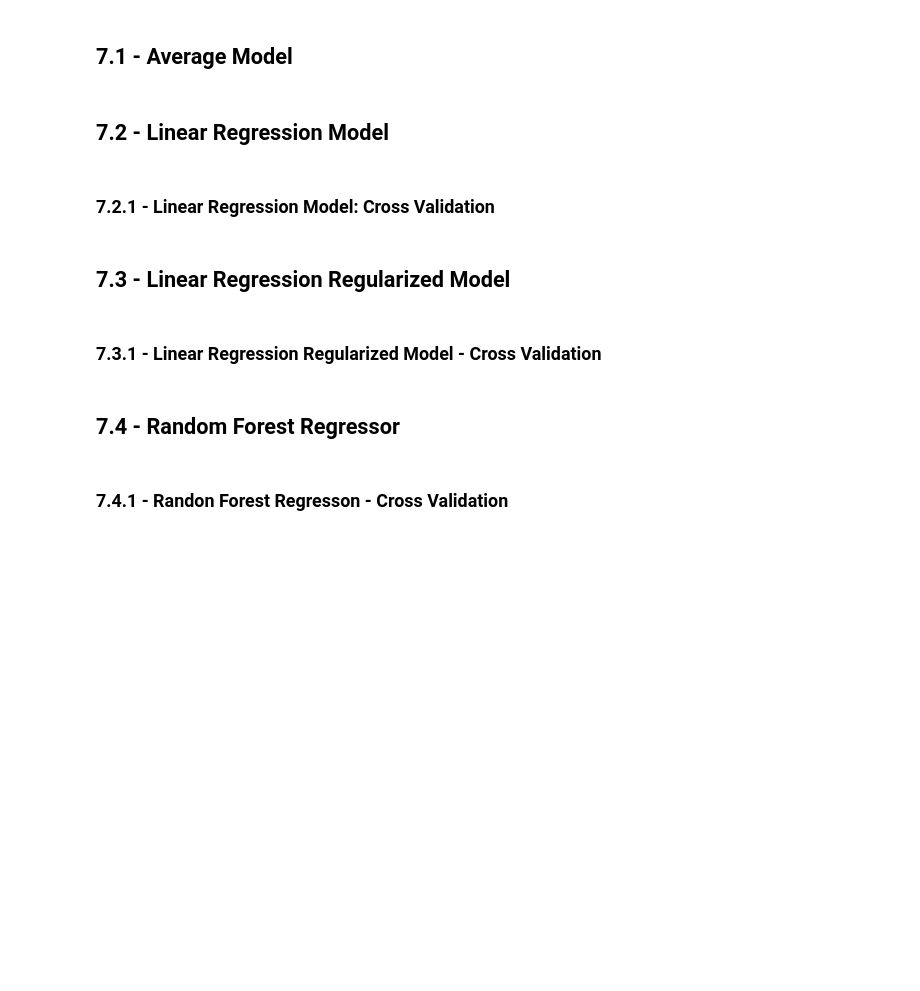
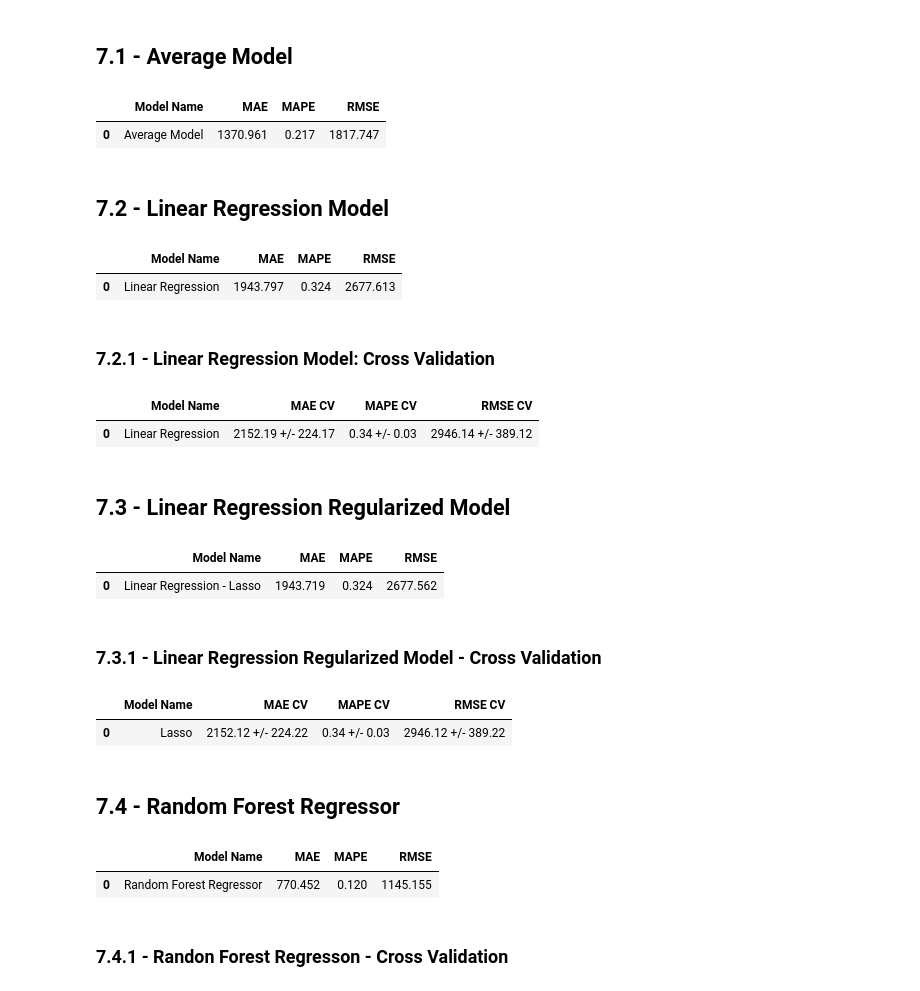
Before and after one commit to RPerottoni/Rossmann_Sales_Prediction, a Jupyter notebook: notebooks/rperottoni_rossmann_sales_prediction_c1_final.ipynb, the cells around one changed output. Drawn from its saved outputs; the diff is of its cells as text; code cells hidden in the pictures; blank space fills up the shorter version.

```diff
--- a/notebooks/rperottoni_rossmann_sales_prediction_c1_final.ipynb
+++ b/notebooks/rperottoni_rossmann_sales_prediction_c1_final.ipynb
@@ -848,2 +939,4 @@ y_train_fs = Y_train.copy()
+# %%
+df6 = df5.copy()
 # %% [markdown]
 ## 6.2 - Boruta as Feature Selector
@@ -859,0 +943,17 @@ boruta = BorutaPy( rf, n_estimators='auto', verbose=2, random_state=42 ).fit( x_
+# %%
+cols_drop = ['week_of_year', 'day', 'month', 'day_of_week', 'promo_since', 'competition_since', 'year_week' ]
+df6 = df6.drop( cols_drop, axis=1 )
+# %%
+# training dataset
+X_train = df6[df6['date'] < '2015-06-19']
+y_train = X_train['sales']
+
+# test dataset
+X_test = df6[df6['date'] >= '2015-06-19']
+y_test = X_test['sales']
+
+print( 'Training Min Date: {}'.format( X_train['date'].min() ) )
+print( 'Training Max Date: {}'.format( X_train['date'].max() ) )
+
+print( '\nTest Min Date: {}'.format( X_test['date'].min() ) )
+print( 'Test Max Date: {}'.format( X_test['date'].max() ) )
@@ -915,62 +1007,86 @@ X_train_reg.head()
+# %%
+x_train = X_train[ cols_selected_boruta ]
+x_test = X_test[ cols_selected_boruta ]
+
+# Time Series Data Preparation
+x_training = X_train[ cols_selected_boruta_full ]
 # %% [markdown]
 ## 7.1 - Average Model
 # %%
-aux1 = pd.concat([X_valid, Y_valid], axis=1)
+aux1 = pd.concat([x_test, y_test], axis=1)
 
 # Predictions
 aux2 = aux1[['store', 'sales']].groupby('store').mean().reset_index().rename( columns={'sales': 'predictions'} )
 aux1 = pd.merge( aux1, aux2, how='left', on='store' )
 yhat_baseline= aux1['predictions']
 
 # Performance
-baseline_result = ml_error( 'Average Model', ( Y_valid ), ( yhat_baseline ) )
+baseline_result = ml_error( 'Average Model', ( y_test ), ( yhat_baseline ) )
 baseline_result
+# %% [output]
+|  | Model Name | MAE | MAPE | RMSE |
+| 0 | Average Model | 1370.961 | 0.217 | 1817.747 |
 # %% [markdown]
 ## 7.2 - Linear Regression Model
 # %%
 # model
-lr = LinearRegression().fit( X_train_reg, Y_train )
+lr = LinearRegression().fit( x_train, y_train )
 
 # prediction
-yhat_lr = lr.predict( X_valid_reg )
+yhat_lr = lr.predict( x_test )
 
 # performance
-lr_result = ml_error( 'Linear Regression', ( Y_valid ), ( yhat_lr ) )
+lr_result = ml_error( 'Linear Regression', ( y_test ), ( yhat_lr ) )
 lr_result
+# %% [output]
+|  | Model Name | MAE | MAPE | RMSE |
+| 0 | Linear Regression | 1943.797 | 0.324 | 2677.613 |
 # %% [markdown]
 ### 7.2.1 - Linear Regression Model: Cross Validation
 # %%
-lr_result_cv = cross_validation( training_cv, 5, 'Linear Regression', lr, verbose=False )
+lr_result_cv = cross_validation( x_training, 5, 'Linear Regression', lr, verbose=False )
 lr_result_cv
+# %% [output]
+|  | Model Name | MAE CV | MAPE CV | RMSE CV |
+| 0 | Linear Regression | 2152.19 +/- 224.17 | 0.34 +/- 0.03 | 2946.14 +/- 389.12 |
 # %% [markdown]
 ## 7.3 - Linear Regression Regularized Model
 # %%
 # model
-lrr = Lasso( alpha=0.01 ).fit( X_train_reg, Y_train )
+lrr = Lasso( alpha=0.01 ).fit( x_train, y_train )
 
 # prediction
-yhat_lrr = lrr.predict( X_valid_reg )
+yhat_lrr = lrr.predict( x_test )
 
 # performance
-lrr_result = ml_error( 'Linear Regression - Lasso', ( Y_valid ), ( yhat_lrr ) )
+lrr_result = ml_error( 'Linear Regression - Lasso', ( y_test ), ( yhat_lrr ) )
 lrr_result
+# %% [output]
+|  | Model Name | MAE | MAPE | RMSE |
+| 0 | Linear Regression - Lasso | 1943.719 | 0.324 | 2677.562 |
 # %% [markdown]
 ### 7.3.1 - Linear Regression Regularized Model - Cross Validation
 # %%
-lrr_result_cv = cross_validation( training_cv , 5, 'Lasso', lrr, verbose=False )
+lrr_result_cv = cross_validation( x_training , 5, 'Lasso', lrr, verbose=False )
 lrr_result_cv
+# %% [output]
+|  | Model Name | MAE CV | MAPE CV | RMSE CV |
+| 0 | Lasso | 2152.12 +/- 224.22 | 0.34 +/- 0.03 | 2946.12 +/- 389.22 |
 # %% [markdown]
 ## 7.4 - Random Forest Regressor
 # %%
 # model definition
-rf = RandomForestRegressor( n_estimators=100, n_jobs=-1, random_state=42 ).fit( X_train_reg, Y_train )
+rf = RandomForestRegressor( n_estimators=100, n_jobs=-1, random_state=42 ).fit( x_train, y_train )
 
 # prediction
-yhat_rf = rf.predict( X_valid_reg )
+yhat_rf = rf.predict( x_test )
 
 # performance
-rf_result = ml_error( 'Random Forest Regressor', ( Y_valid ), ( yhat_rf ) )
+rf_result = ml_error( 'Random Forest Regressor', ( y_test ), ( yhat_rf ) )
 rf_result
+# %% [output]
+|  | Model Name | MAE | MAPE | RMSE |
+| 0 | Random Forest Regressor | 770.452 | 0.120 | 1145.155 |
 # %% [markdown]
 ### 7.4.1 - Randon Forest Regresson - Cross Validation
 # %%
```
Also changed, not shown: parts of 64 cells of this notebook, 3 other files.
